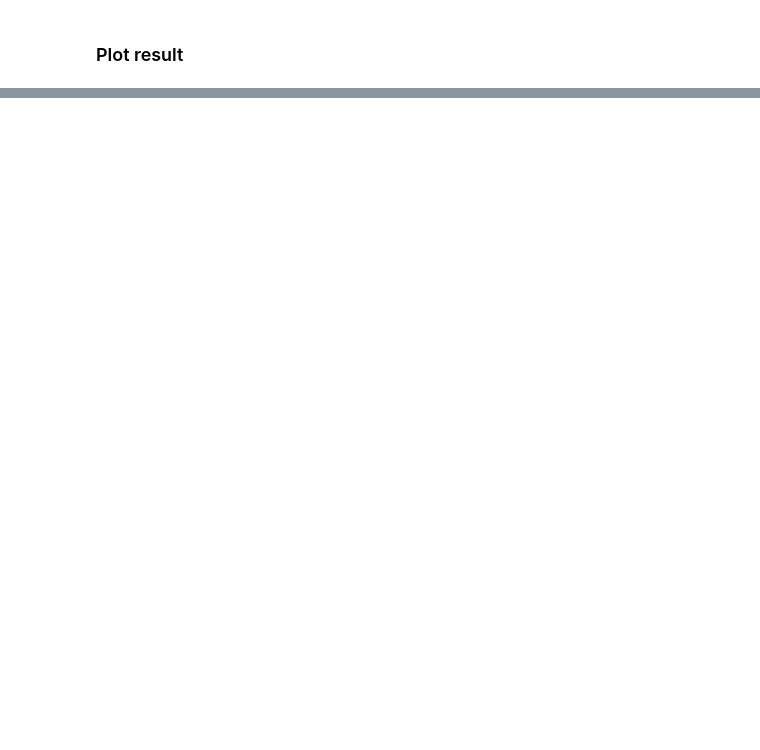
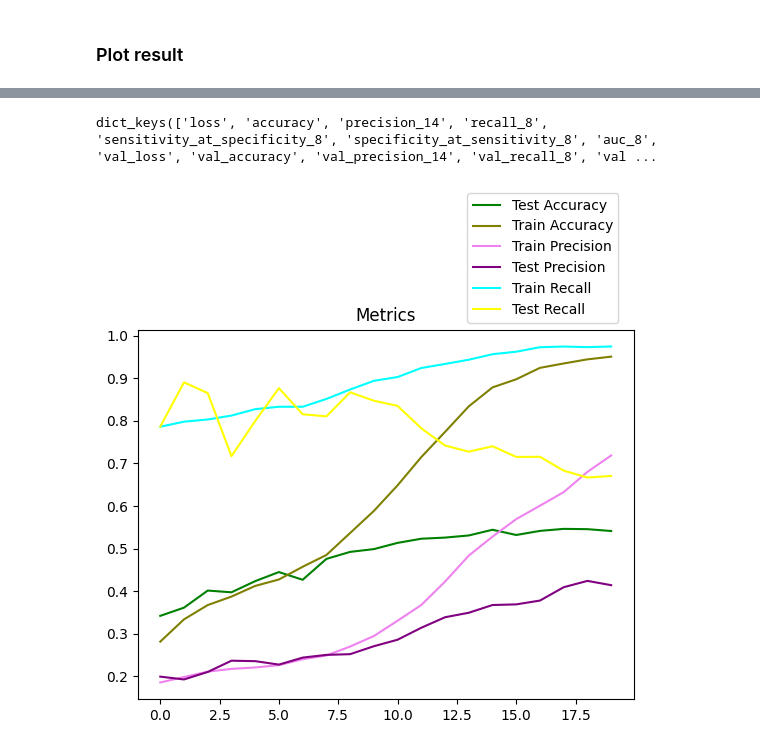
Before and after one commit to sohrabnamazinia/Facial-Emotion-Recognition, a Jupyter notebook: FER.ipynb, the cells around one changed output, grey strips where cells are left out. Drawn from its saved outputs; the diff is of its cells as text; code cells hidden in the pictures; blank space fills up the shorter version.

Commit message:
add results

```diff
--- a/FER.ipynb
+++ b/FER.ipynb
@@ -154,0 +412,3 @@ plot_result(history)
+# %%
+model_4.compile(optimizer='adam', loss="categorical_crossentropy", metrics=['accuracy',tf.keras.metrics.Precision(), tf.keras.metrics.Recall(), tf.keras.metrics.SensitivityAtSpecificity(0.5), tf.keras.metrics.SpecificityAtSensitivity(0.5), tf.keras.metrics.AUC(curve='ROC')])
+model_4.summary()
@@ -154,0 +433,9 @@ plot_result(history)
+# %%
+import time
+start = time.time()
+history_4 = model_4.fit(train_data_generator, steps_per_epoch=STEPS_PER_EPOCH,
+                    epochs=20, validation_data=test_data_generator)
+
+# Saving the model
+model_4.save('AlexNet_FER_Model_20Epoch_Dropout_0.2_FC2048/')
+print("Total time: ", time.time() - start, "seconds")
@@ -154,0 +464,18 @@ plot_result(history)
+# %%
+def plot_result_4(history):
+    print(history.history.keys())
+    plt.plot(history.history["val_accuracy"],color='green')
+    plt.plot(history.history["accuracy"],color='olive')
+    plt.plot(history.history["precision_14"],color='violet')
+    plt.plot(history.history["val_precision_14"],color='purple')
+    plt.plot(history.history["recall_8"],color='cyan')
+    plt.plot(history.history["val_recall_8"],color='yellow')
+    plt.title("Metrics")
+
+    plt.legend(["Test Accuracy", "Train Accuracy", "Train Precision", "Test Precision", "Train Recall", "Test Recall" ], bbox_to_anchor =(0.65, 1.00))
+    plt.show()
+
+plot_result_4(history_4)
+# %% [output]
+dict_keys(['loss', 'accuracy', 'precision_14', 'recall_8', 'sensitivity_at_specificity_8', 'specificity_at_sensitivity_8', 'auc_8', 'val_loss', 'val_accuracy', 'val_precision_14', 'val_recall_8', 'val ...
+[figure, added]
```
Also changed, not shown: parts of 20 cells of this notebook, 4 other files.
